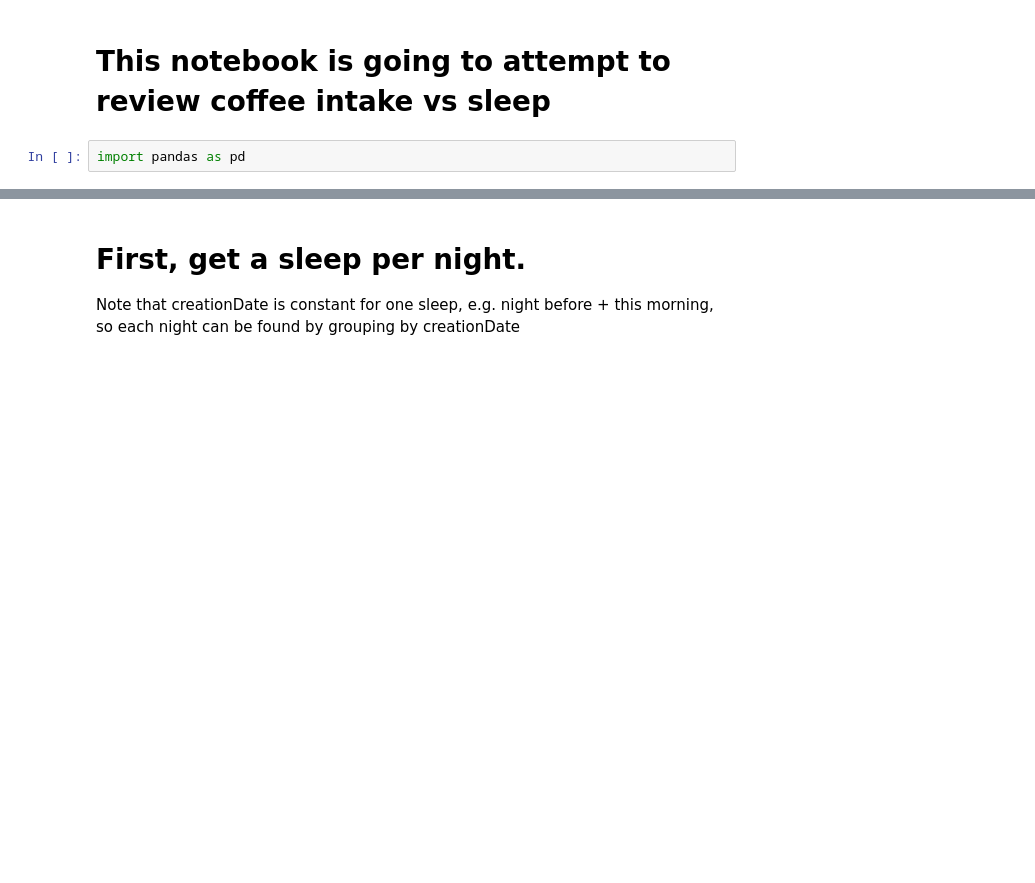
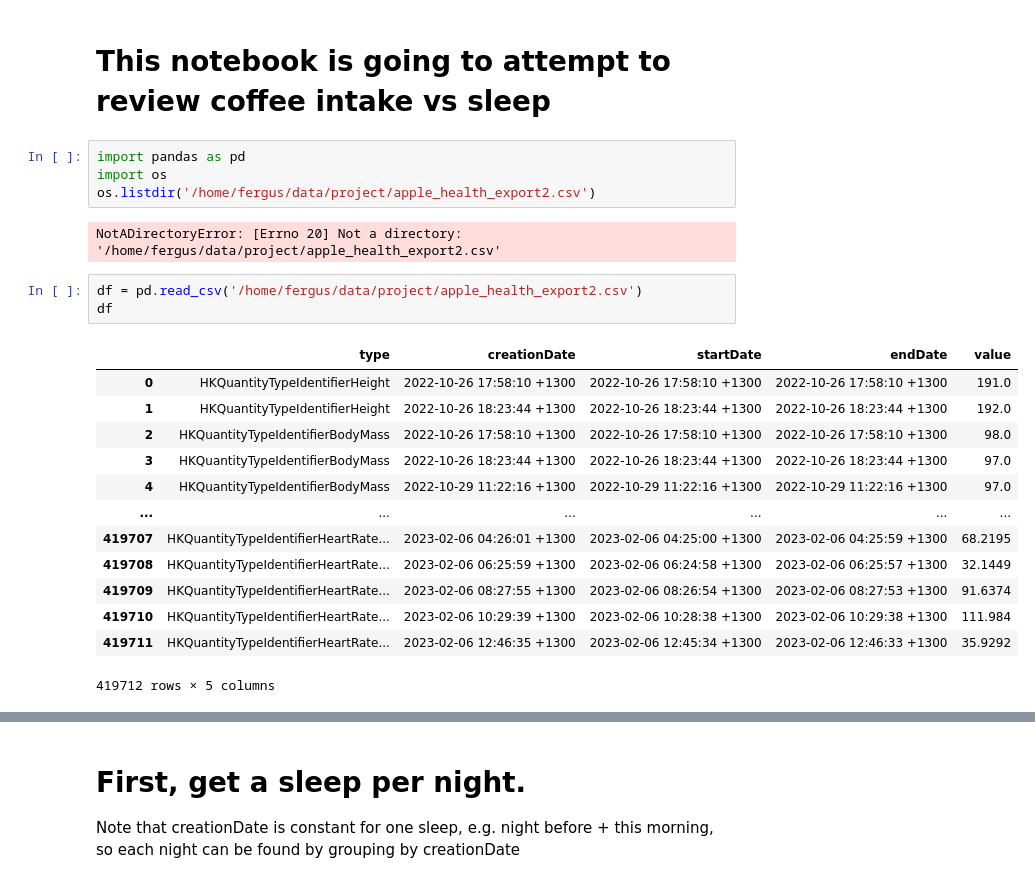
Before and after one commit to FergusCurrie/HealthProcessing, a Jupyter notebook: coffee_vs_sleep.ipynb, the cells around one changed output, grey strips where cells are left out. Drawn from its saved outputs; the diff is of its cells as text; blank space fills up the shorter version.

```diff
--- a/coffee_vs_sleep.ipynb
+++ b/coffee_vs_sleep.ipynb
@@ -2,3 +2,24 @@
 # This notebook is going to attempt to review coffee intake vs sleep
 # %%
 import pandas as pd
+import os
+os.listdir('/home/fergus/data/project/apple_health_export2.csv')
+# %% [output]
+NotADirectoryError: [Errno 20] Not a directory: '/home/fergus/data/project/apple_health_export2.csv'
+# %%
+df = pd.read_csv('/home/fergus/data/project/apple_health_export2.csv')
+df
+# %% [output]
+|  | type | creationDate | startDate | endDate | value |
+| 0 | HKQuantityTypeIdentifierHeight | 2022-10-26 17:58:10 +1300 | 2022-10-26 17:58:10 +1300 | 2022-10-26 17:58:10 +1300 | 191.0 |
+| 1 | HKQuantityTypeIdentifierHeight | 2022-10-26 18:23:44 +1300 | 2022-10-26 18:23:44 +1300 | 2022-10-26 18:23:44 +1300 | 192.0 |
+| 2 | HKQuantityTypeIdentifierBodyMass | 2022-10-26 17:58:10 +1300 | 2022-10-26 17:58:10 +1300 | 2022-10-26 17:58:10 +1300 | 98.0 |
+| 3 | HKQuantityTypeIdentifierBodyMass | 2022-10-26 18:23:44 +1300 | 2022-10-26 18:23:44 +1300 | 2022-10-26 18:23:44 +1300 | 97.0 |
+| 4 | HKQuantityTypeIdentifierBodyMass | 2022-10-29 11:22:16 +1300 | 2022-10-29 11:22:16 +1300 | 2022-10-29 11:22:16 +1300 | 97.0 |
+| ... | ... | ... | ... | ... | ... |
+| 419707 | HKQuantityTypeIdentifierHeartRate... | 2023-02-06 04:26:01 +1300 | 2023-02-06 04:25:00 +1300 | 2023-02-06 04:25:59 +1300 | 68.2195 |
+| 419708 | HKQuantityTypeIdentifierHeartRate... | 2023-02-06 06:25:59 +1300 | 2023-02-06 06:24:58 +1300 | 2023-02-06 06:25:57 +1300 | 32.1449 |
+| 419709 | HKQuantityTypeIdentifierHeartRate... | 2023-02-06 08:27:55 +1300 | 2023-02-06 08:26:54 +1300 | 2023-02-06 08:27:53 +1300 | 91.6374 |
+| 419710 | HKQuantityTypeIdentifierHeartRate... | 2023-02-06 10:29:39 +1300 | 2023-02-06 10:28:38 +1300 | 2023-02-06 10:29:38 +1300 | 111.984 |
+| 419711 | HKQuantityTypeIdentifierHeartRate... | 2023-02-06 12:46:35 +1300 | 2023-02-06 12:45:34 +1300 | 2023-02-06 12:46:33 +1300 | 35.9292 |
+419712 rows × 5 columns
```
Also changed, not shown: parts of 4 cells of this notebook, 4 other files.
